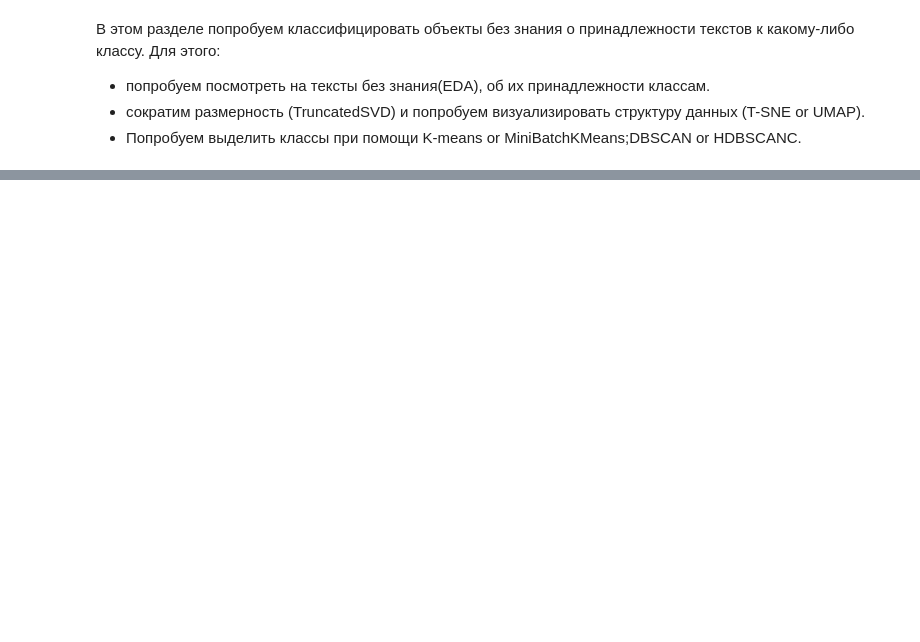
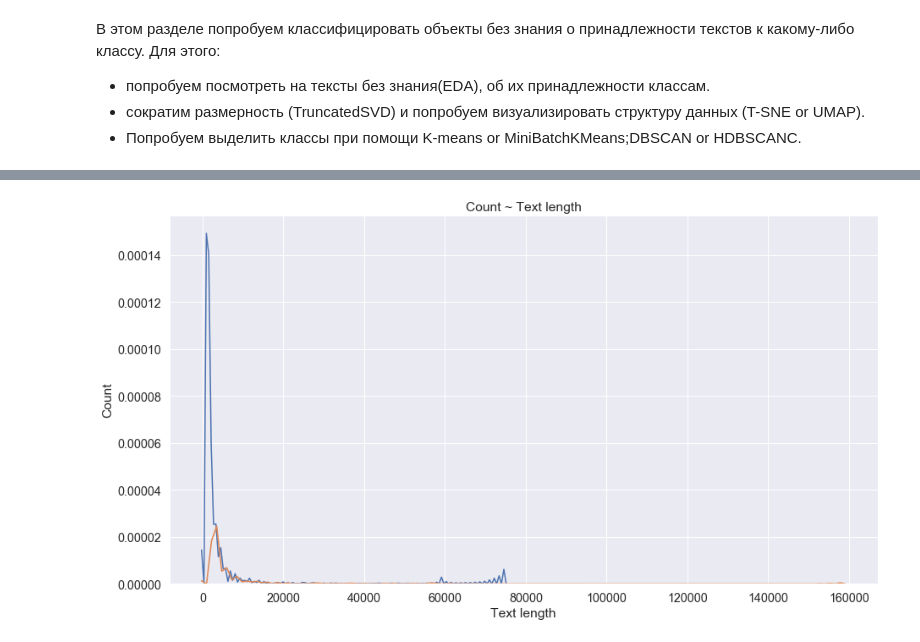
Before and after one commit to Espad/DS_5, a Jupyter notebook: Texts_Classification.ipynb, the cells around one changed output, grey strips where cells are left out. Cells and saved outputs as stored; diff of their text form; code cells hidden in the pictures; blank space fills up the shorter version.

```diff
--- a/Texts_Classification.ipynb
+++ b/Texts_Classification.ipynb
@@ -969,0 +991,24 @@ Try to use LDA Ссылки на внешний сайт.from Gensim and pyLDAvi
+# %%
+df_texts = pd.DataFrame(data=train_texts.data,columns = ['text'])#, 'text_type'])
+
+df_texts['text_type'] = 'train'
+
+df_texts = df_texts.append(pd.DataFrame(data=test_texts.data,columns = ['text']), ignore_index=True,sort=False)
+
+df_texts.fillna(value='test',inplace=True)
+
+df_texts['text_len'] = df_texts.text.str.len()
+
+df_texts['n_words'] = df_texts.text.str.split()
+
+df_texts['n_words'] = df_texts.n_words.str.len()
+
+#df_texts.head()
+
+print (pd.concat([df_texts[df_texts.text_type == 'train'].describe(),
+                  df_texts[df_texts.text_type == 'test'].describe()], axis=1))
+
+# count words in train
+df_texts[df_texts.text_type == 'train'].n_words.sum()
+# count words in test
+df_texts[df_texts.text_type == 'test'].n_words.sum()
@@ -969,0 +1027,9 @@ Try to use LDA Ссылки на внешний сайт.from Gensim and pyLDAvi
+# %%
+plt.figure(figsize=(15,8))
+sns.distplot(df_texts[df_texts.text_type == 'train'].text_len,hist = False)
+sns.distplot(df_texts[df_texts.text_type == 'test'].text_len,hist = False)
+plt.xlabel('Text length');
+plt.ylabel('Count');
+plt.title("Count ~ Text length");
+# %% [output]
+[figure, added]
```
Also changed, not shown: parts of 10 cells of this notebook.
